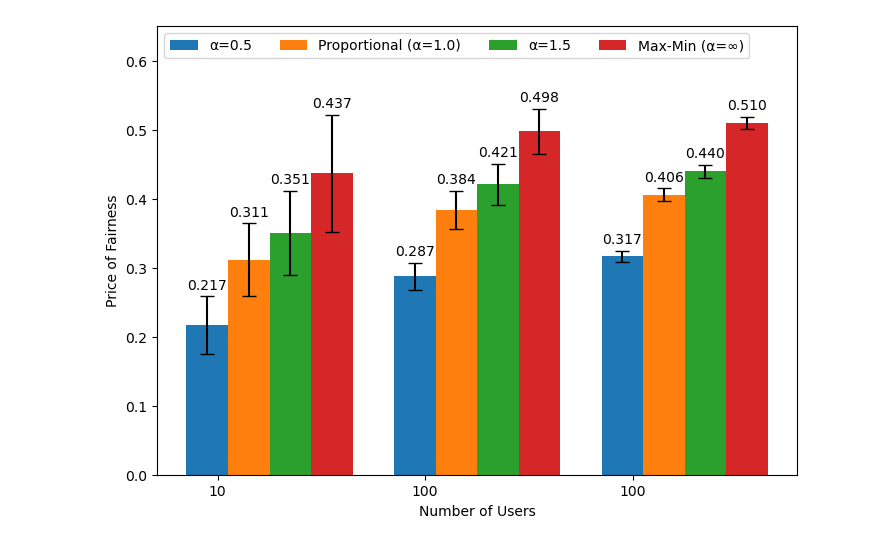
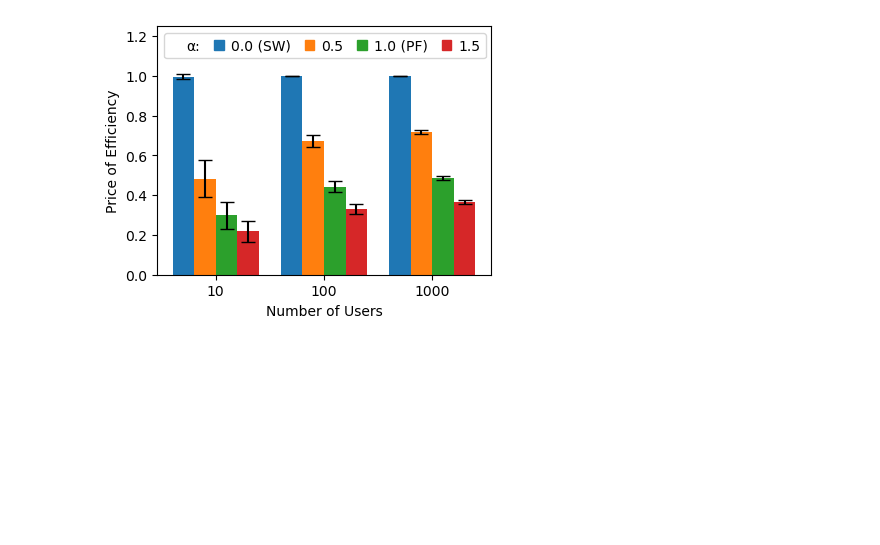
Before and after one commit to lijiayi9712/fair_resource_allocation, a Jupyter notebook: Scaling Simulations - v1.0.1 - bar chart.ipynb, the cells around one changed output. Drawn from its saved outputs; the diff is of its cells as text; code cells hidden in the pictures; blank space fills up the shorter version.

```diff
--- a/Scaling Simulations - v1.0.1 - bar chart.ipynb
+++ b/Scaling Simulations - v1.0.1 - bar chart.ipynb
@@ -152,32 +135,39 @@ df
-# %%
-# Hypothetical error values for each attribute
-n_users = (10, 100, 100)
-
-df_errors = df.groupby("n_users")[["α=0.5", "Proportional (α=1.0)",  "α=1.5", "Max-Min (α=∞)"]].std().to_dict()
-df_errors = {k:list(v.values())  for k,v in df_errors.items()}
-
-df_means = df.groupby("n_users")[["α=0.5", "Proportional (α=1.0)", "α=1.5", "Max-Min (α=∞)"]].mean().to_dict()
-df_means = {k:list(v.values())  for k,v in df_means.items()}
-
-x = np.arange(len(n_users))  # the label locations
-width = 0.2  # the width of the bars
-multiplier = 0
-
-fig, ax = plt.subplots(layout='constrained', figsize=(7, 5))
-
-for attribute, measurement in df_means.items():
-    offset = width * multiplier
-    error = df_errors[attribute]  # Get the corresponding error values
-    rects = ax.bar(x + offset, measurement, width, label=attribute, yerr=error, capsize=5)  # Add error bars
-    ax.bar_label(rects, padding=3, fmt="%.3f")
-    multiplier += 1
-
-# Add some text for labels, title and custom x-axis tick labels, etc.
-ax.set_ylabel('Price of Fairness')
-ax.set_xticks(x + width / 4, n_users)  # Adjust the position of the x-ticks to align them with the groups of bars
-ax.legend(loc='upper left', ncol=4)
-ax.set_ylim(0, 0.65)
-ax.set_xlabel("Number of Users")
-plt.show()
-# %% [output]
-[figure, removed]
+# %%
+# calculate price of efficiency
+df["0.0 (SW)"] = (df.mm_min_surplus - df.sw_min_surplus) / df.mm_min_surplus
+df["1.0 (PF)"] = (df.mm_min_surplus - df.pf_min_surplus) / df.mm_min_surplus
+df["0.5"] = (df.mm_min_surplus - df.alpha0_min_surplus) / df.mm_min_surplus
+df["1.5"] = (df.mm_min_surplus - df.alpha1_min_surplus) / df.mm_min_surplus
+
+
+
+df_errors = df.groupby("n_users")[["0.0 (SW)", "0.5", "1.0 (PF)",  "1.5"]].std().to_dict()
+df_errors = {k:list(v.values())  for k,v in df_errors.items()}
+
+df_means = df.groupby("n_users")[["0.0 (SW)", "0.5", "1.0 (PF)",  "1.5"]].mean().to_dict()
+df_means = {k:list(v.values())  for k,v in df_means.items()}
+
+n_users = (10, 100, 1000)
+x = np.arange(len(n_users))
+width = 0.2
+
+
+fig, ax = plt.subplots(layout="constrained", figsize=(4, 3))
+
+for i, (attribute, measurement) in enumerate(df_means.items()):
+    offset = width * i
+    error = df_errors[attribute]
+    rects = ax.bar(x + offset, measurement, width, label=attribute, yerr=error, capsize=5)
+
+ax.set_ylabel("Price of Efficiency")
+ax.set_xticks(x + 1.5*width, n_users)
+
+legend_labels = ["α:"] + list(df_means.keys())
+legend_handles = [mpatches.Patch(color="w" if i == 0 else f"C{i-1}", label=label) for i, label in enumerate(legend_labels)]
+ax.legend(handles=legend_handles, loc="upper left", ncol=5, columnspacing=1, handlelength=0.7, handletextpad=0.5)
+
+ax.set_ylim(0, 1.25)
+ax.set_xlabel("Number of Users")
+plt.show()
+# %% [output]
+[figure, added]
```
Also changed, not shown: parts of 6 cells of this notebook, 8 other files.
